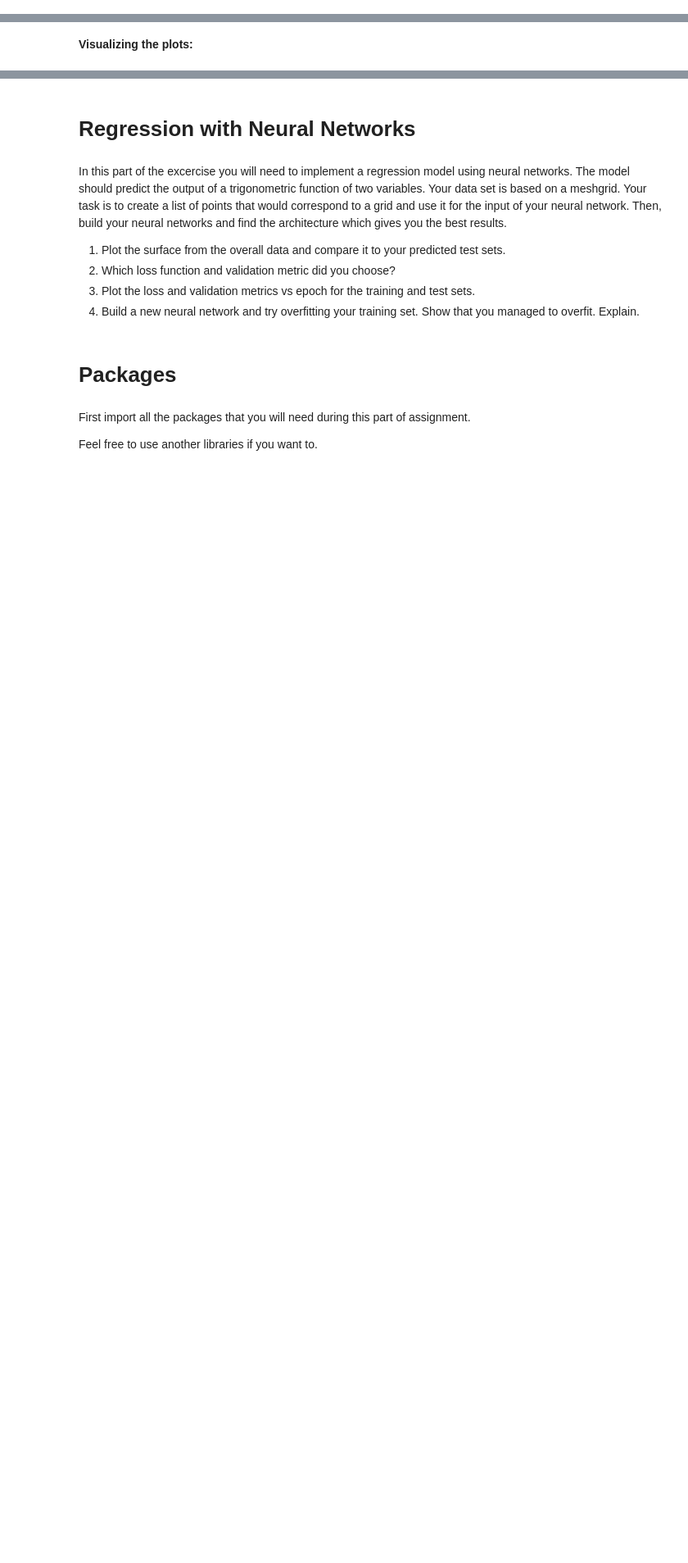
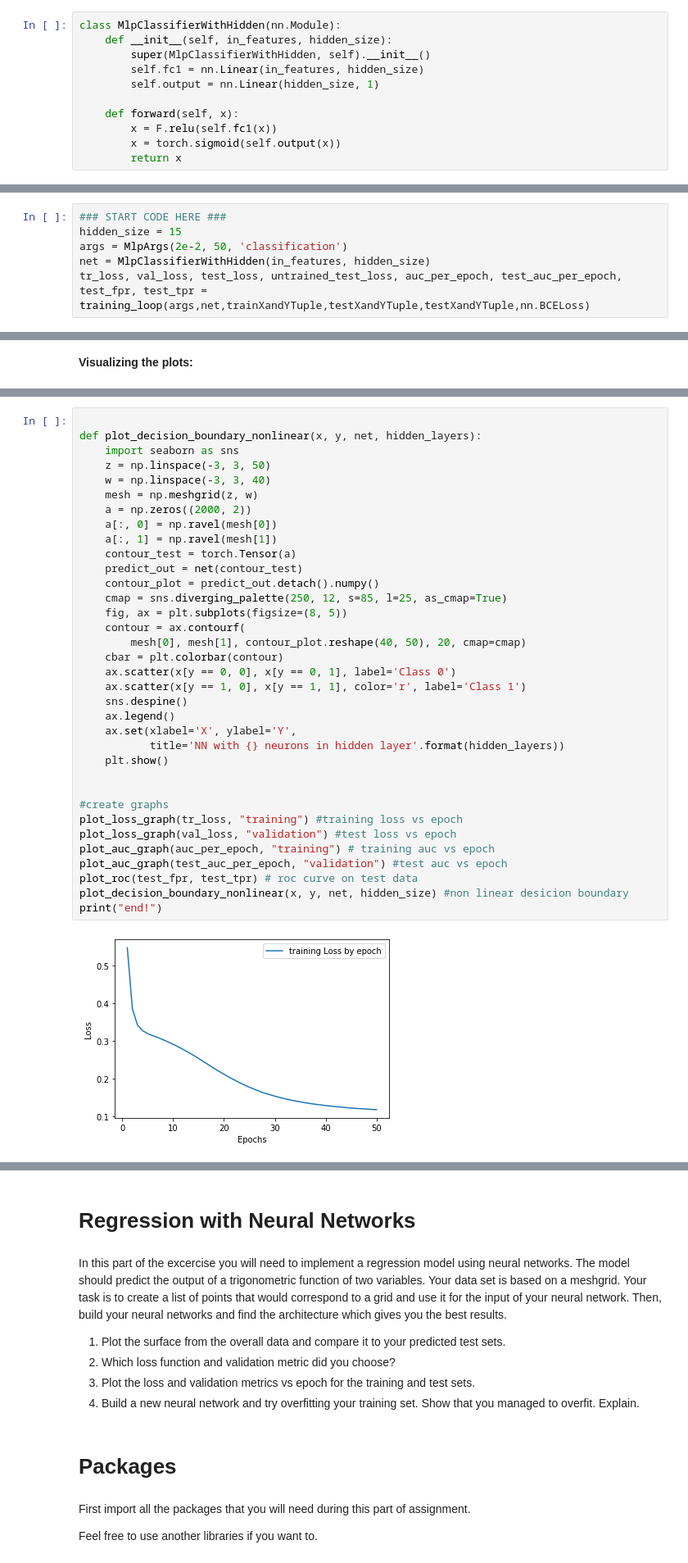
Before and after one commit to barifrah1/mlp, a Jupyter notebook: EX_1_TAU .ipynb, the cells around one changed output, grey strips where cells are left out. Shown at 82% size. Saved outputs shown, nothing was run; the diff lists cells and outputs as text; blank space fills up the shorter version.

```diff
--- a/EX_1_TAU .ipynb
+++ b/EX_1_TAU .ipynb
@@ -333,2 +336,13 @@ print("end!")
+# %%
+class MlpClassifierWithHidden(nn.Module):
+    def __init__(self, in_features, hidden_size):
+        super(MlpClassifierWithHidden, self).__init__()
+        self.fc1 = nn.Linear(in_features, hidden_size)
+        self.output = nn.Linear(hidden_size, 1)
+
+    def forward(self, x):
+        x = F.relu(self.fc1(x))
+        x = torch.sigmoid(self.output(x))
+        return x
 # %% [markdown]
 **Training and validation:**
@@ -336,0 +349,6 @@ print("end!")
+# %%
+### START CODE HERE ###
+hidden_size = 15
+args = MlpArgs(2e-2, 50, 'classification')
+net = MlpClassifierWithHidden(in_features, hidden_size)
+tr_loss, val_loss, test_loss, untrained_test_loss, auc_per_epoch, test_auc_per_epoch, test_fpr, test_tpr = training_loop(args,net,trainXandYTuple,testXandYTuple,testXandYTuple,nn.BCELoss)
@@ -341,0 +371,37 @@ AttributeError: 'MlpArgs' object has no attribute 'epochs'
+# %%
+
+def plot_decision_boundary_nonlinear(x, y, net, hidden_layers):
+    import seaborn as sns
+    z = np.linspace(-3, 3, 50)
+    w = np.linspace(-3, 3, 40)
+    mesh = np.meshgrid(z, w)
+    a = np.zeros((2000, 2))
+    a[:, 0] = np.ravel(mesh[0])
+    a[:, 1] = np.ravel(mesh[1])
+    contour_test = torch.Tensor(a)
+    predict_out = net(contour_test)
+    contour_plot = predict_out.detach().numpy()
+    cmap = sns.diverging_palette(250, 12, s=85, l=25, as_cmap=True)
+    fig, ax = plt.subplots(figsize=(8, 5))
+    contour = ax.contourf(
+        mesh[0], mesh[1], contour_plot.reshape(40, 50), 20, cmap=cmap)
+    cbar = plt.colorbar(contour)
+    ax.scatter(x[y == 0, 0], x[y == 0, 1], label='Class 0')
+    ax.scatter(x[y == 1, 0], x[y == 1, 1], color='r', label='Class 1')
+    sns.despine()
+    ax.legend()
+    ax.set(xlabel='X', ylabel='Y',
+           title='NN with {} neurons in hidden layer'.format(hidden_layers))
+    plt.show()
+
+
+#create graphs
+plot_loss_graph(tr_loss, "training") #training loss vs epoch
+plot_loss_graph(val_loss, "validation") #test loss vs epoch
+plot_auc_graph(auc_per_epoch, "training") # training auc vs epoch
+plot_auc_graph(test_auc_per_epoch, "validation") #test auc vs epoch
+plot_roc(test_fpr, test_tpr) # roc curve on test data
+plot_decision_boundary_nonlinear(x, y, net, hidden_size) #non linear desicion boundary
+print("end!")
+# %% [output]
+[figure, added]
```
Also changed, not shown: parts of 18 cells of this notebook, 1 other file.
